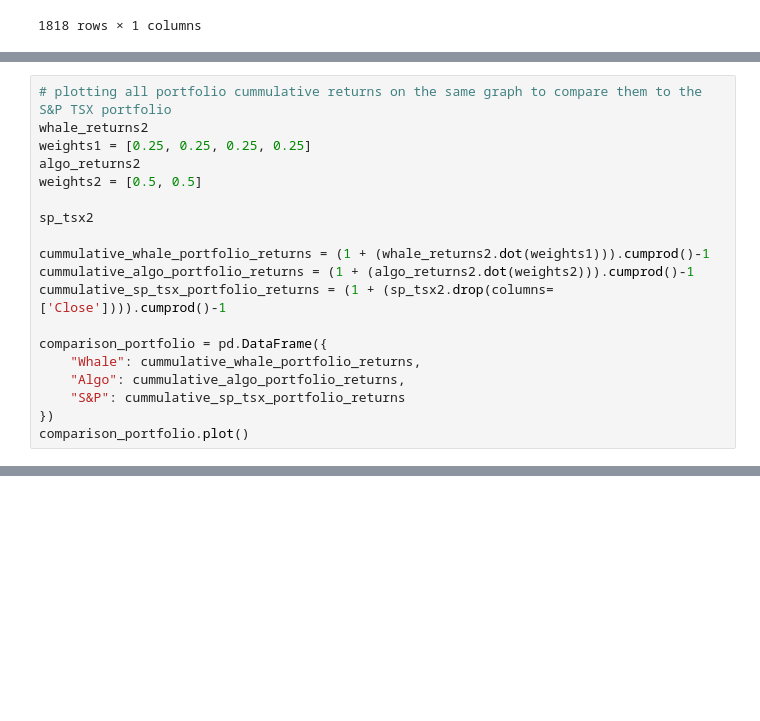
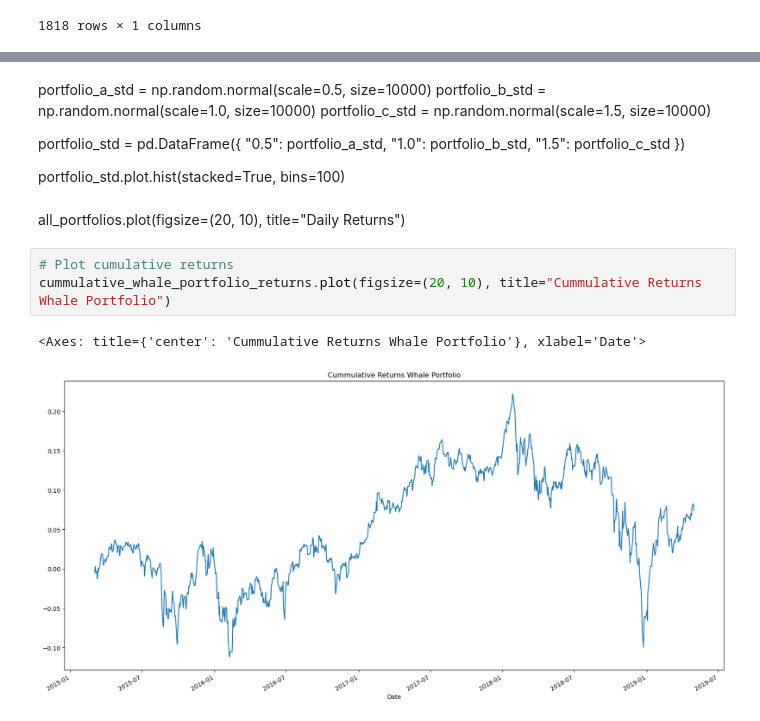
Before and after one commit to sophiepearldgn/Module-4, a Jupyter notebook: Module4.ipynb, the cells around one changed output, grey strips where cells are left out. Cells and saved outputs as stored; diff of their text form; blank space fills up the shorter version.

```diff
--- a/Module4.ipynb
+++ b/Module4.ipynb
@@ -507,19 +456,0 @@ sp_tsx2
-# %%
-# plotting all portfolio cummulative returns on the same graph to compare them to the S&P TSX portfolio
-whale_returns2
-weights1 = [0.25, 0.25, 0.25, 0.25]
-algo_returns2
-weights2 = [0.5, 0.5]
-
-sp_tsx2
-
-cummulative_whale_portfolio_returns = (1 + (whale_returns2.dot(weights1))).cumprod()-1
-cummulative_algo_portfolio_returns = (1 + (algo_returns2.dot(weights2))).cumprod()-1
-cummulative_sp_tsx_portfolio_returns = (1 + (sp_tsx2.drop(columns=['Close']))).cumprod()-1
-
-comparison_portfolio = pd.DataFrame({
-    "Whale": cummulative_whale_portfolio_returns,
-    "Algo": cummulative_algo_portfolio_returns,
-    "S&P": cummulative_sp_tsx_portfolio_returns
-})
-comparison_portfolio.plot()
@@ -543,0 +476,20 @@ all_portfolios.plot(figsize=(20, 10), title="Daily Returns")
+# %% [markdown]
+portfolio_a_std = np.random.normal(scale=0.5, size=10000)
+portfolio_b_std = np.random.normal(scale=1.0, size=10000)
+portfolio_c_std = np.random.normal(scale=1.5, size=10000)
+
+portfolio_std = pd.DataFrame({
+    "0.5": portfolio_a_std,
+    "1.0": portfolio_b_std,
+    "1.5": portfolio_c_std
+})
+
+portfolio_std.plot.hist(stacked=True, bins=100)
+# %% [markdown]
+all_portfolios.plot(figsize=(20, 10), title="Daily Returns")
+# %%
+# Plot cumulative returns
+cummulative_whale_portfolio_returns.plot(figsize=(20, 10), title="Cummulative Returns Whale Portfolio")
+# %% [output]
+<Axes: title={'center': 'Cummulative Returns Whale Portfolio'}, xlabel='Date'>
+[figure, added]
```
Also changed, not shown: parts of 35 cells of this notebook.
